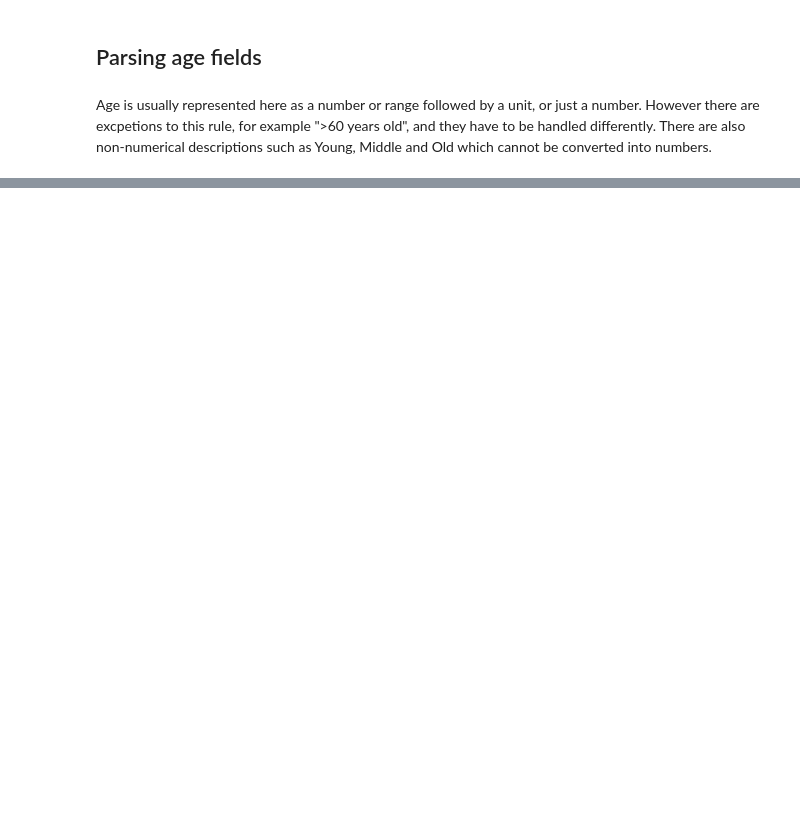
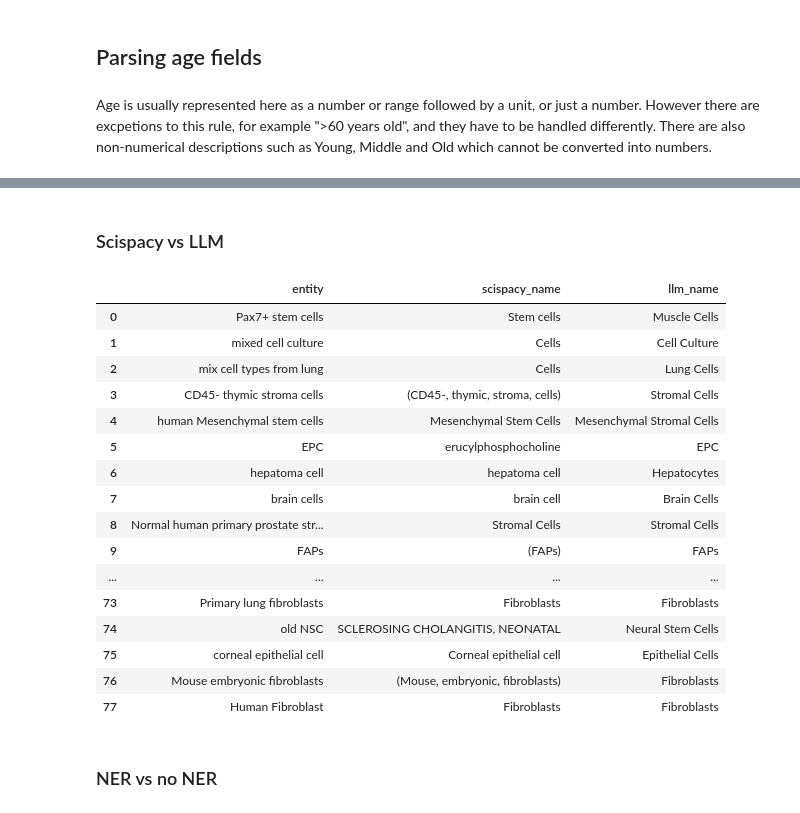
Before and after one commit to olegs/pubmed-paper-exploration, a Jupyter notebook: hallmarks_of_aging_related_dataset_analysis.ipynb, the cells around one changed output, grey strips where cells are left out. Cells and saved outputs as stored; diff of their text form; code cells hidden in the pictures; blank space fills up the shorter version.

```diff
--- a/hallmarks_of_aging_related_dataset_analysis.ipynb
+++ b/hallmarks_of_aging_related_dataset_analysis.ipynb
@@ -653,0 +710,2 @@ Middle None
+# %%
+nlp = create_entity_linking_pipeline_with_ner(knowledge_base="umls")
@@ -653,0 +726,10 @@ Middle None
+# %%
+
+unique_tissues = list(set(tissues))
+
+entity_links_ner = [get_canonical_name(nlp, tissue) for tissue in unique_tissues]
+for entity, canonical_name, score in entity_links_ner:
+    print ("Entity:", entity)
+    print ("Score:", score)
+    print ("Cannonical name:", canonical_name)
+    print("------")
@@ -653,0 +754,31 @@ Middle None
+# %% [markdown]
+### Scispacy vs LLM
+# %%
+naming_df_dict = {
+    "entity": unique_tissues,
+    "scispacy_name": [link[1] for link in entity_links_ner],
+    "llm_name": [tissue_to_group_mapping[tissue] if tissue in tissue_to_group_mapping else tissue for tissue in unique_tissues]
+}
+naming_df = pd.DataFrame(naming_df_dict)
+pd.set_option('display.max_rows', None)
+naming_df
+# %% [output]
+|  | entity | scispacy_name | llm_name |
+| 0 | Pax7+ stem cells | Stem cells | Muscle Cells |
+| 1 | mixed cell culture | Cells | Cell Culture |
+| 2 | mix cell types from lung | Cells | Lung Cells |
+| 3 | CD45- thymic stroma cells | (CD45-, thymic, stroma, cells) | Stromal Cells |
+| 4 | human Mesenchymal stem cells | Mesenchymal Stem Cells | Mesenchymal Stromal Cells |
+| 5 | EPC | erucylphosphocholine | EPC |
+| 6 | hepatoma cell | hepatoma cell | Hepatocytes |
+| 7 | brain cells | brain cell | Brain Cells |
+| 8 | Normal human primary prostate str... | Stromal Cells | Stromal Cells |
+| 9 | FAPs | (FAPs) | FAPs |
+| ... | ... | ... | ... |
+| 73 | Primary lung fibroblasts | Fibroblasts | Fibroblasts |
+| 74 | old NSC | SCLEROSING CHOLANGITIS, NEONATAL | Neural Stem Cells |
+| 75 | corneal epithelial cell | Corneal epithelial cell | Epithelial Cells |
+| 76 | Mouse embryonic fibroblasts | (Mouse, embryonic, fibroblasts) | Fibroblasts |
+| 77 | Human Fibroblast | Fibroblasts | Fibroblasts |
+# %% [markdown]
+### NER vs no NER
```
Also changed, not shown: parts of 22 cells of this notebook, 1 other file.
